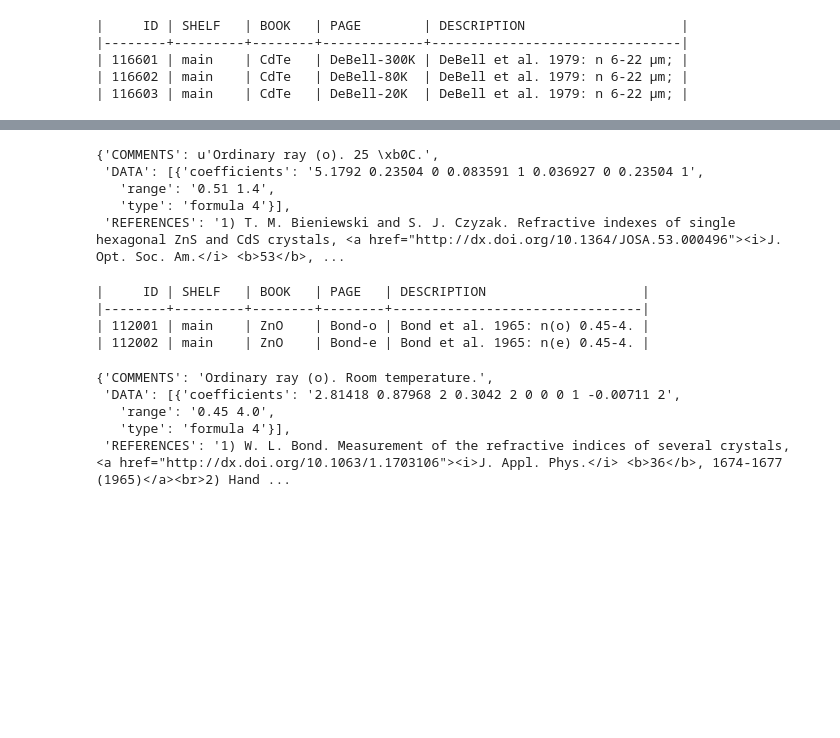
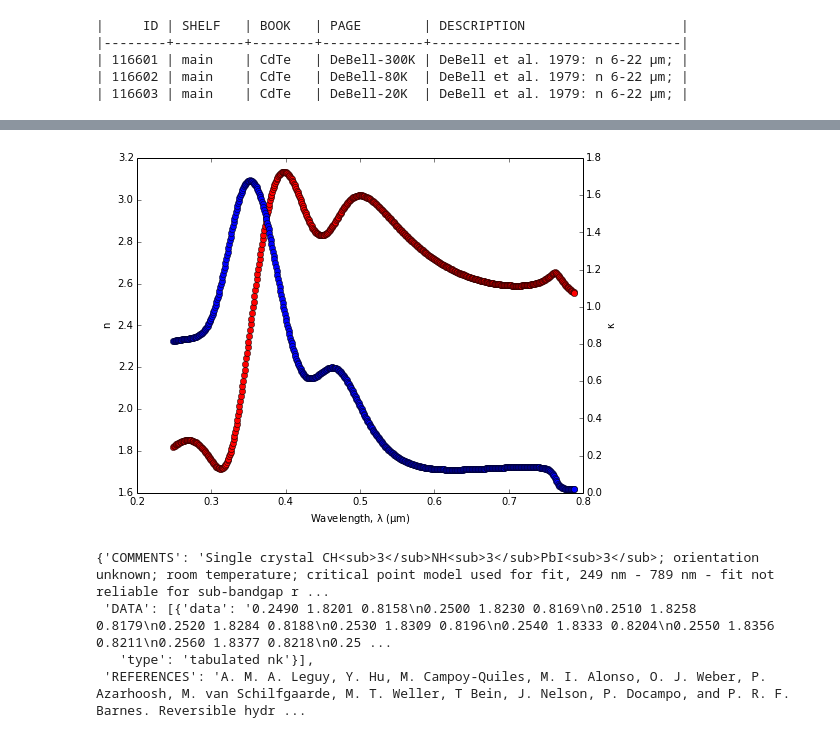
Before and after one commit to rtreharne/opticaldb, a Jupyter notebook: testing.ipynb, the cells around one changed output, grey strips where cells are left out. Cells and saved outputs as stored; diff of their text form; code cells hidden in the pictures; blank space fills up the shorter version.

```diff
--- a/testing.ipynb
+++ b/testing.ipynb
@@ -36,23 +25,11 @@ No Results
+# %%
+a.plot(403401)
+# %% [output]
+[figure, added]
 # %%
-a.page(114201)
+a.page(403401)
 # %% [output]
-{'COMMENTS': u'Ordinary ray (o). 25 \xb0C.',
- 'DATA': [{'coefficients': '5.1792 0.23504 0 0.083591 1 0.036927 0 0.23504 1',
-   'range': '0.51 1.4',
-   'type': 'formula 4'}],
- 'REFERENCES': '1) T. M. Bieniewski and S. J. Czyzak. Refractive indexes of single hexagonal ZnS and CdS crystals, <a href="http://dx.doi.org/10.1364/JOSA.53.000496"><i>J. Opt. Soc. Am.</i> <b>53</b>, ...
+{'COMMENTS': 'Single crystal CH<sub>3</sub>NH<sub>3</sub>PbI<sub>3</sub>; orientation unknown; room temperature; critical point model used for fit, 249 nm - 789 nm - fit not reliable for sub-bandgap r ...
+ 'DATA': [{'data': '0.2490 1.8201 0.8158\n0.2500 1.8230 0.8169\n0.2510 1.8258 0.8179\n0.2520 1.8284 0.8188\n0.2530 1.8309 0.8196\n0.2540 1.8333 0.8204\n0.2550 1.8356 0.8211\n0.2560 1.8377 0.8218\n0.25 ...
+   'type': 'tabulated nk'}],
+ 'REFERENCES': 'A. M. A. Leguy, Y. Hu, M. Campoy-Quiles, M. I. Alonso, O. J. Weber, P. Azarhoosh, M. van Schilfgaarde, M. T. Weller, T Bein, J. Nelson, P. Docampo, and P. R. F. Barnes. Reversible hydr ...
-# %%
-a.search('zno')
-# %% [output]
-|     ID | SHELF   | BOOK   | PAGE   | DESCRIPTION                    |
-|--------+---------+--------+--------+--------------------------------|
-| 112001 | main    | ZnO    | Bond-o | Bond et al. 1965: n(o) 0.45-4. |
-| 112002 | main    | ZnO    | Bond-e | Bond et al. 1965: n(e) 0.45-4. |
-# %%
-a.page(112001)
-# %% [output]
-{'COMMENTS': 'Ordinary ray (o). Room temperature.',
- 'DATA': [{'coefficients': '2.81418 0.87968 2 0.3042 2 0 0 0 1 -0.00711 2',
-   'range': '0.45 4.0',
-   'type': 'formula 4'}],
- 'REFERENCES': '1) W. L. Bond. Measurement of the refractive indices of several crystals, <a href="http://dx.doi.org/10.1063/1.1703106"><i>J. Appl. Phys.</i> <b>36</b>, 1674-1677 (1965)</a><br>2) Hand ...
```
Also changed, not shown: parts of 4 cells of this notebook, 2 other files.
